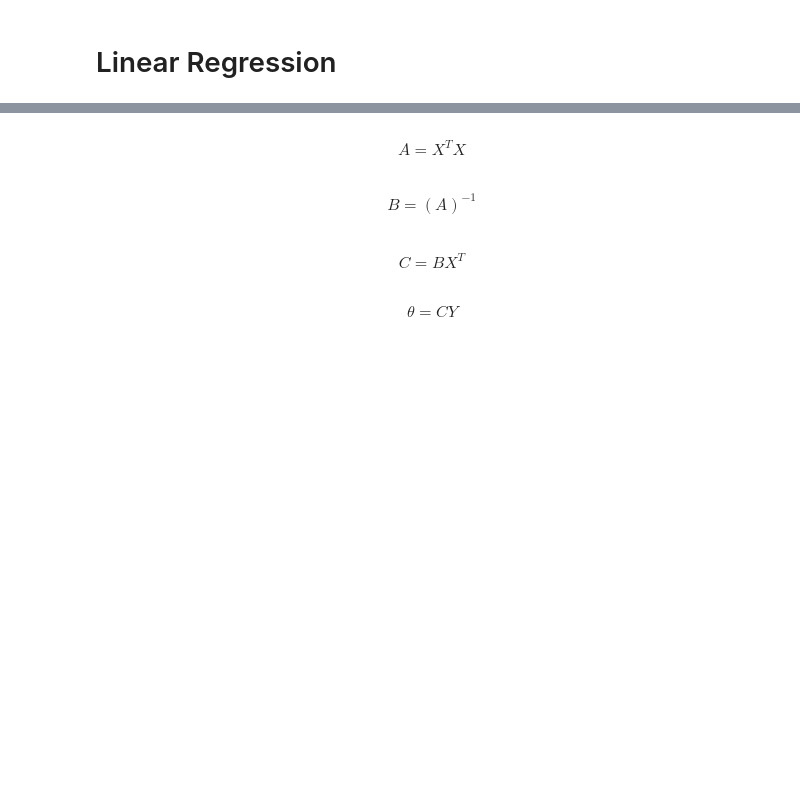
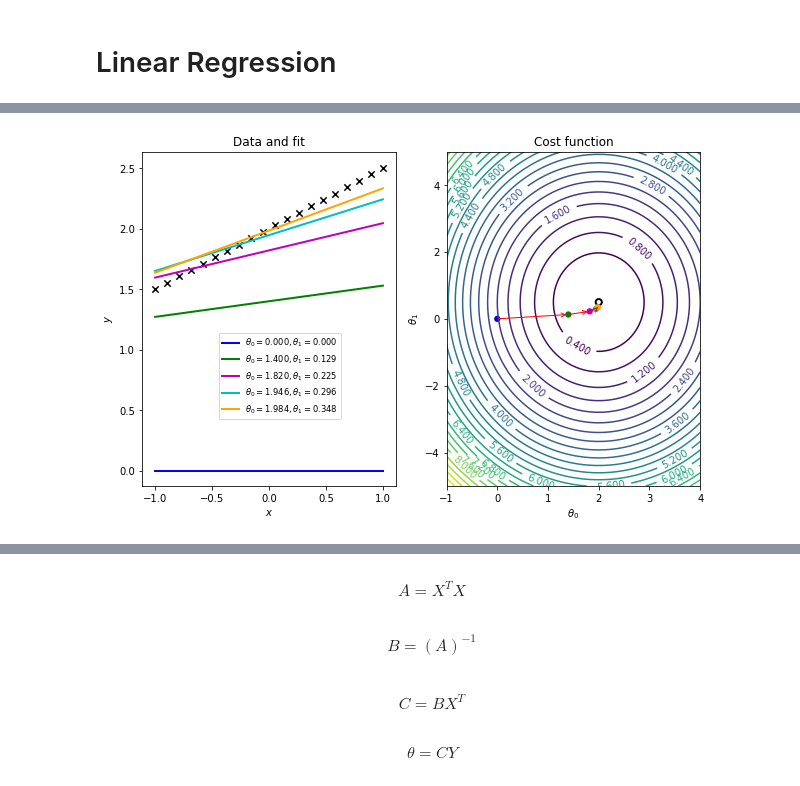
Before and after one commit to jordanott/DataScience, a Jupyter notebook: Notebooks/Linear Regression.ipynb, the cells around one changed output, grey strips where cells are left out. Cells and saved outputs as stored; diff of their text form; code cells hidden in the pictures; blank space fills up the shorter version.

```diff
--- a/Notebooks/Linear Regression.ipynb
+++ b/Notebooks/Linear Regression.ipynb
@@ -7,0 +81,82 @@ np.random.seed(0)
+# %%
+# The data to fit
+m = 20
+theta0_true = 2
+theta1_true = 0.5
+x = np.linspace(-1,1,m)
+y = theta0_true + theta1_true * x
+
+# The plot: LHS is the data, RHS will be the cost function.
+fig, ax = plt.subplots(nrows=1, ncols=2, figsize=(10,6.15))
+ax[0].scatter(x, y, marker='x', s=40, color='k')
+
+def cost_func(theta0, theta1):
+    """The cost function, J(theta0, theta1) describing the goodness of fit."""
+    theta0 = np.atleast_3d(np.asarray(theta0))
+    theta1 = np.atleast_3d(np.asarray(theta1))
+    return np.average((y-hypothesis(x, theta0, theta1))**2, axis=2)/2
+
+def hypothesis(x, theta0, theta1):
+    """Our "hypothesis function", a straight line."""
+    return theta0 + theta1*x
+
+# First construct a grid of (theta0, theta1) parameter pairs and their
+# corresponding cost function values.
+theta0_grid = np.linspace(-1,4,101)
+theta1_grid = np.linspace(-5,5,101)
+J_grid = cost_func(theta0_grid[np.newaxis,:,np.newaxis],
+                   theta1_grid[:,np.newaxis,np.newaxis])
+
+# A labeled contour plot for the RHS cost function
+X, Y = np.meshgrid(theta0_grid, theta1_grid)
+contours = ax[1].contour(X, Y, J_grid, 30)
+ax[1].clabel(contours)
+# The target parameter values indicated on the cost function contour plot
+ax[1].scatter([theta0_true]*2,[theta1_true]*2,s=[50,10], color=['k','w'])
+
+# Take N steps with learning rate alpha down the steepest gradient,
+# starting at (theta0, theta1) = (0, 0).
+N = 5
+alpha = 0.7
+theta = [np.array((0,0))]
+J = [cost_func(*theta[0])[0]]
+for j in range(N-1):
+    last_theta = theta[-1]
+    this_theta = np.empty((2,))
+    this_theta[0] = last_theta[0] - alpha / m * np.sum(
+                                    (hypothesis(x, *last_theta) - y))
+    this_theta[1] = last_theta[1] - alpha / m * np.sum(
+                                    (hypothesis(x, *last_theta) - y) * x)
+    theta.append(this_theta)
+    J.append(cost_func(*this_theta))
+
+
+# Annotate the cost function plot with coloured points indicating the
+# parameters chosen and red arrows indicating the steps down the gradient.
+# Also plot the fit function on the LHS data plot in a matching colour.
+colors = ['b', 'g', 'm', 'c', 'orange']
+ax[0].plot(x, hypothesis(x, *theta[0]), color=colors[0], lw=2,
+           label=r'$\theta_0 = {:.3f}, \theta_1 = {:.3f}$'.format(*theta[0]))
+for j in range(1,N):
+    ax[1].annotate('', xy=theta[j], xytext=theta[j-1],
+                   arrowprops={'arrowstyle': '->', 'color': 'r', 'lw': 1},
+                   va='center', ha='center')
+    ax[0].plot(x, hypothesis(x, *theta[j]), color=colors[j], lw=2,
+           label=r'$\theta_0 = {:.3f}, \theta_1 = {:.3f}$'.format(*theta[j]))
+ax[1].scatter(*zip(*theta), c=colors, s=40, lw=0)
+
+# Labels, titles and a legend.
+ax[1].set_xlabel(r'$\theta_0$')
+ax[1].set_ylabel(r'$\theta_1$')
+ax[1].set_title('Cost function')
+ax[0].set_xlabel(r'$x$')
+ax[0].set_ylabel(r'$y$')
+ax[0].set_title('Data and fit')
+axbox = ax[0].get_position()
+# Position the legend by hand so that it doesn't cover up any of the lines.
+ax[0].legend(loc=(axbox.x0+0.5*axbox.width, axbox.y0+0.1*axbox.height),
+             fontsize='small')
+
+plt.show()
+# %% [output]
+[figure, added]
```
Also changed, not shown: parts of 8 cells of this notebook, 1 other file.
